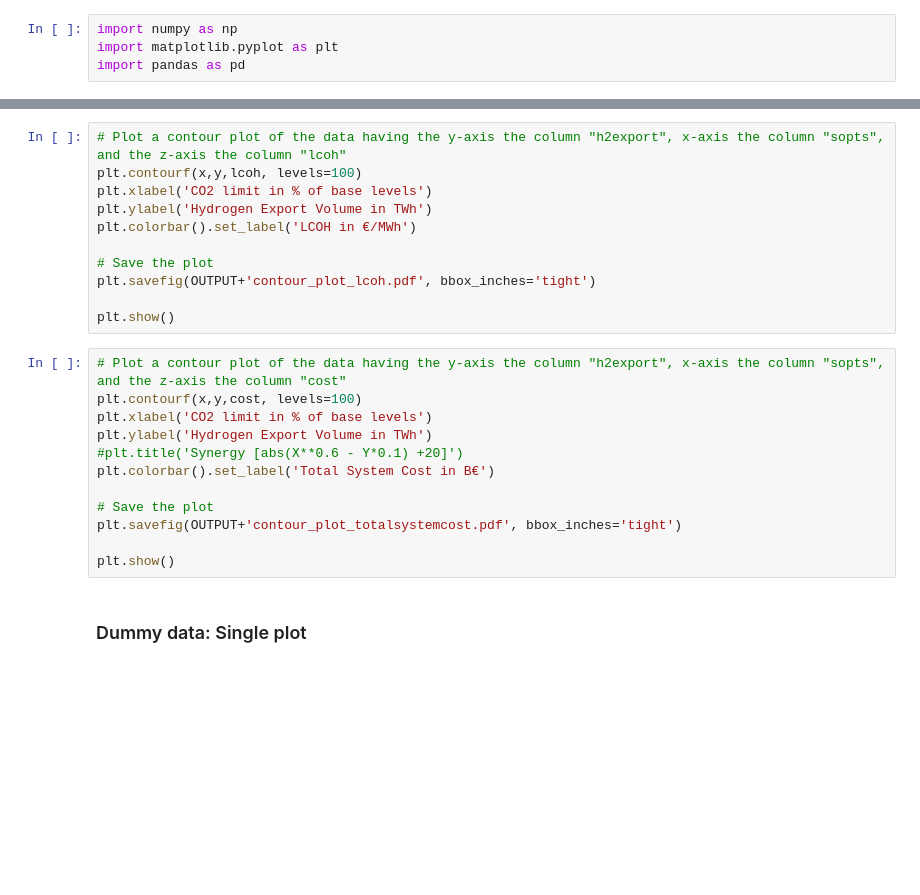
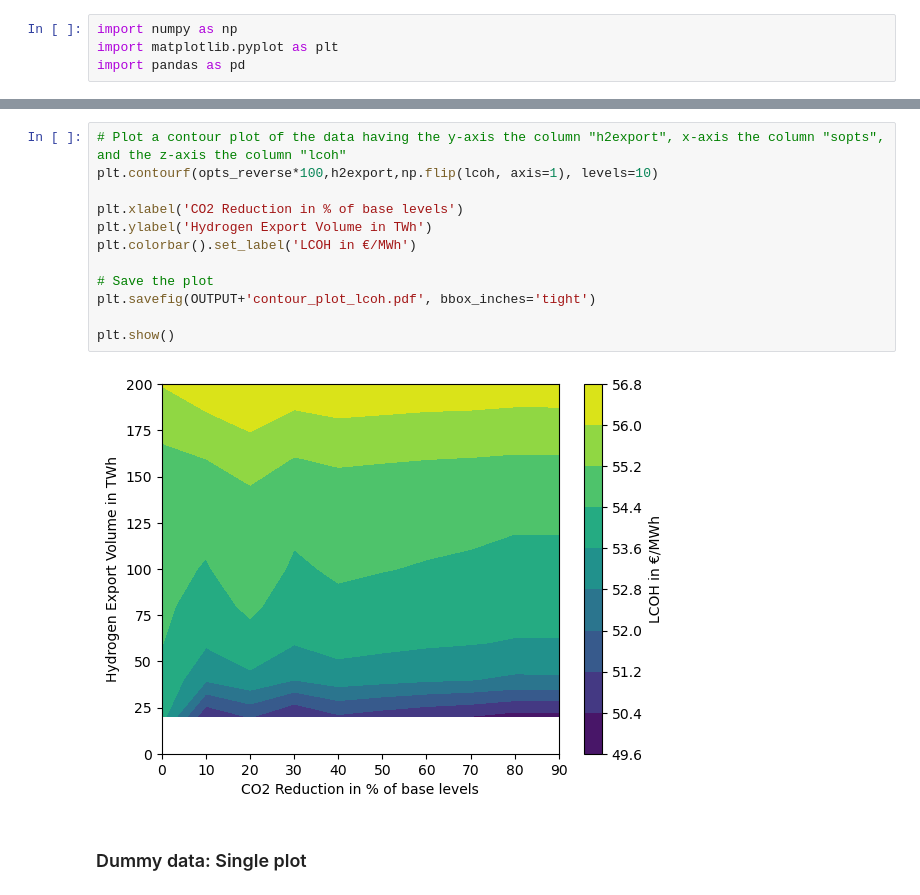
Before and after one commit to energyLS/aldehyde, a Jupyter notebook: workflow/notebooks/ contour_plot.ipynb, the cells around one changed output, grey strips where cells are left out. Drawn from its saved outputs; the diff is of its cells as text; blank space fills up the shorter version.

```diff
--- a/workflow/notebooks/ contour_plot.ipynb
+++ b/workflow/notebooks/ contour_plot.ipynb
@@ -41,26 +116,17 @@ lcoh = data['lcoh'].values.reshape(len(x), len(y)).T
 # %%
 # Plot a contour plot of the data having the y-axis the column "h2export", x-axis the column "sopts", and the z-axis the column "lcoh"
-plt.contourf(x,y,lcoh, levels=100)
-plt.xlabel('CO2 limit in % of base levels')
+plt.contourf(opts_reverse*100,h2export,np.flip(lcoh, axis=1), levels=10)
+
+plt.xlabel('CO2 Reduction in % of base levels')
 plt.ylabel('Hydrogen Export Volume in TWh')
 plt.colorbar().set_label('LCOH in €/MWh')
 
 # Save the plot
 plt.savefig(OUTPUT+'contour_plot_lcoh.pdf', bbox_inches='tight')
 
 plt.show()
+# %% [output]
+[figure, added]
-# %%
-# Plot a contour plot of the data having the y-axis the column "h2export", x-axis the column "sopts", and the z-axis the column "cost"
-plt.contourf(x,y,cost, levels=100)
-plt.xlabel('CO2 limit in % of base levels')
-plt.ylabel('Hydrogen Export Volume in TWh')
-#plt.title('Synergy [abs(X**0.6 - Y*0.1) +20]')
-plt.colorbar().set_label('Total System Cost in B€')
-
-# Save the plot
-plt.savefig(OUTPUT+'contour_plot_totalsystemcost.pdf', bbox_inches='tight')
-
-plt.show()
 # %% [markdown]
 ### Dummy data: Single plot
 # %%
```
Also changed, not shown: parts of 15 cells of this notebook.
